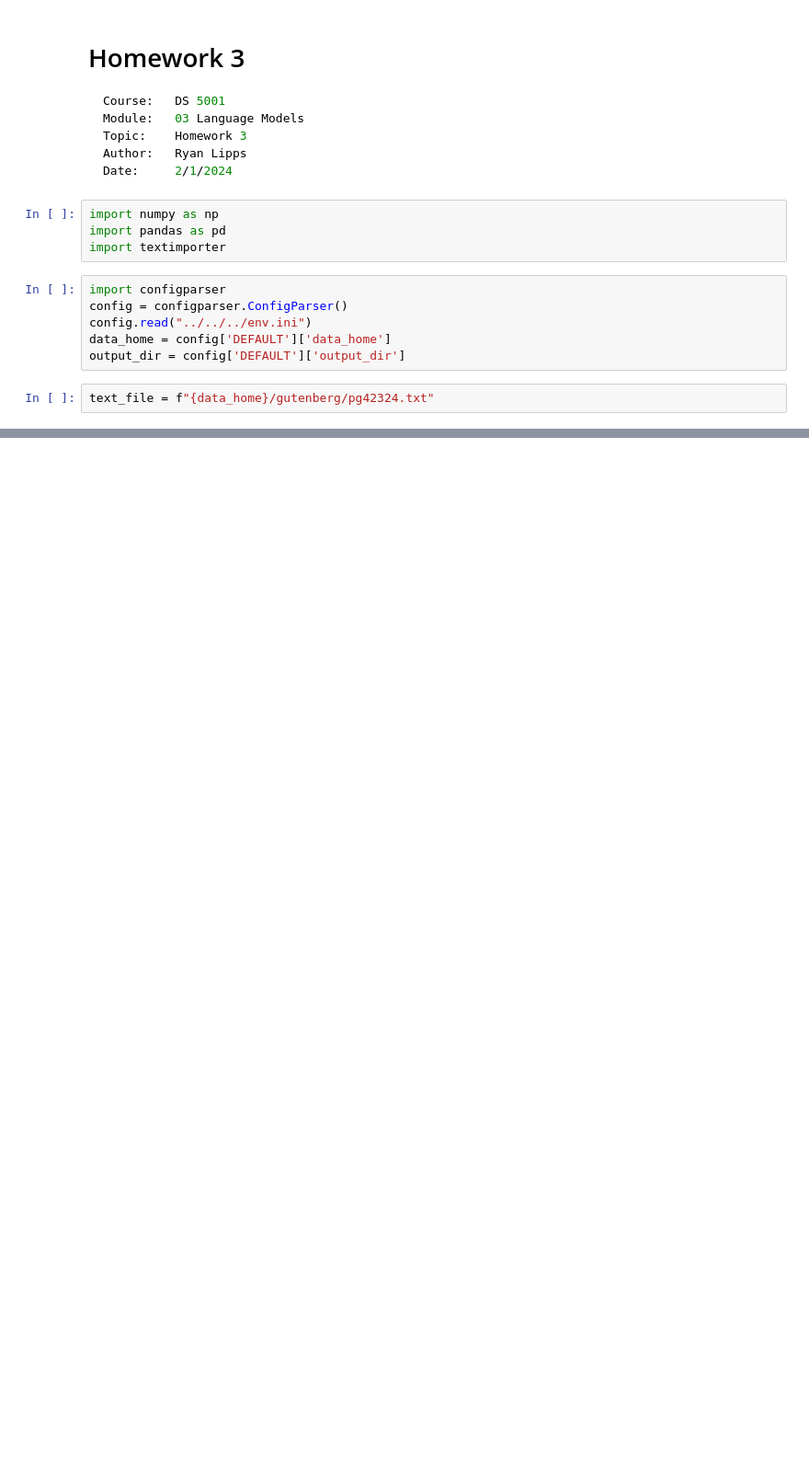
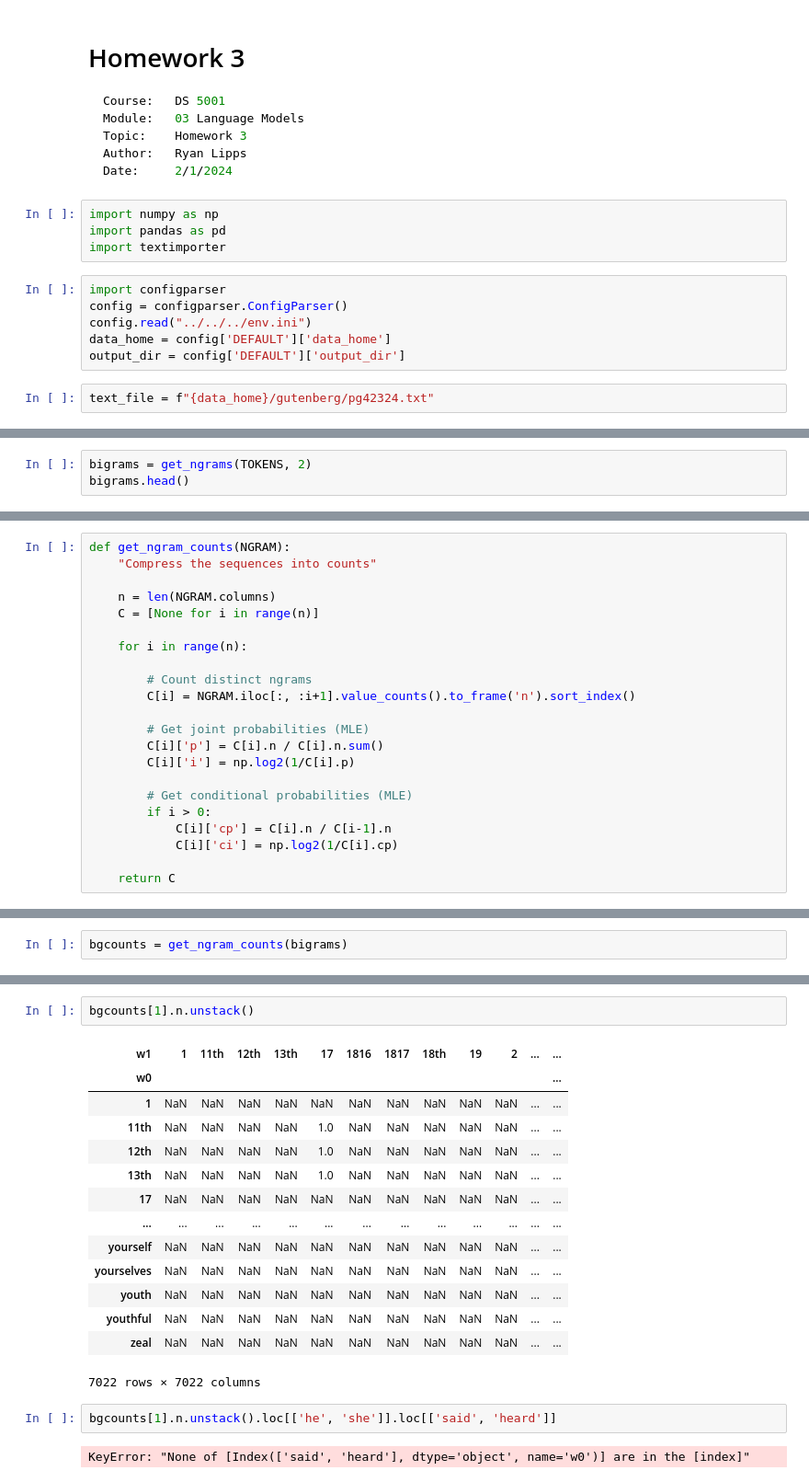
Before and after one commit to rlipps/DS5001-2024-01-R, a Jupyter notebook: lessons/M03_LanguageModels/M03_HW03.ipynb, the cells around one changed output, grey strips where cells are left out. Shown at 92% size. Saved outputs shown, nothing was run; the diff lists cells and outputs as text; blank space fills up the shorter version.

```diff
--- a/lessons/M03_LanguageModels/M03_HW03.ipynb
+++ b/lessons/M03_LanguageModels/M03_HW03.ipynb
@@ -69,0 +106,3 @@ TOKENS.head(30)
+# %%
+bigrams = get_ngrams(TOKENS, 2)
+bigrams.head()
@@ -69,0 +182,22 @@ TOKENS.head(30)
+# %%
+def get_ngram_counts(NGRAM):
+    "Compress the sequences into counts"
+
+    n = len(NGRAM.columns)
+    C = [None for i in range(n)]
+
+    for i in range(n):
+
+        # Count distinct ngrams
+        C[i] = NGRAM.iloc[:, :i+1].value_counts().to_frame('n').sort_index()
+
+        # Get joint probabilities (MLE)
+        C[i]['p'] = C[i].n / C[i].n.sum()
+        C[i]['i'] = np.log2(1/C[i].p)
+
+        # Get conditional probabilities (MLE)
+        if i > 0:
+            C[i]['cp'] = C[i].n / C[i-1].n
+            C[i]['ci'] = np.log2(1/C[i].cp)
+
+    return C
@@ -69,0 +311,2 @@ TOKENS.head(30)
+# %%
+bgcounts = get_ngram_counts(bigrams)
@@ -69,0 +346,21 @@ TOKENS.head(30)
+# %%
+bgcounts[1].n.unstack()
+# %% [output]
+| w1 | 1 | 11th | 12th | 13th | 17 | 1816 | 1817 | 18th | 19 | 2 | ... | ... |
+| w0 |  |  |  |  |  |  |  |  |  |  |  | ... |
+| 1 | NaN | NaN | NaN | NaN | NaN | NaN | NaN | NaN | NaN | NaN | ... | ... |
+| 11th | NaN | NaN | NaN | NaN | 1.0 | NaN | NaN | NaN | NaN | NaN | ... | ... |
+| 12th | NaN | NaN | NaN | NaN | 1.0 | NaN | NaN | NaN | NaN | NaN | ... | ... |
+| 13th | NaN | NaN | NaN | NaN | 1.0 | NaN | NaN | NaN | NaN | NaN | ... | ... |
+| 17 | NaN | NaN | NaN | NaN | NaN | NaN | NaN | NaN | NaN | NaN | ... | ... |
+| ... | ... | ... | ... | ... | ... | ... | ... | ... | ... | ... | ... | ... |
+| yourself | NaN | NaN | NaN | NaN | NaN | NaN | NaN | NaN | NaN | NaN | ... | ... |
+| yourselves | NaN | NaN | NaN | NaN | NaN | NaN | NaN | NaN | NaN | NaN | ... | ... |
+| youth | NaN | NaN | NaN | NaN | NaN | NaN | NaN | NaN | NaN | NaN | ... | ... |
+| youthful | NaN | NaN | NaN | NaN | NaN | NaN | NaN | NaN | NaN | NaN | ... | ... |
+| zeal | NaN | NaN | NaN | NaN | NaN | NaN | NaN | NaN | NaN | NaN | ... | ... |
+7022 rows × 7022 columns
+# %%
+bgcounts[1].n.unstack().loc[['he', 'she']].loc[['said', 'heard']]
+# %% [output]
+KeyError: "None of [Index(['said', 'heard'], dtype='object', name='w0')] are in the [index]"
```
Also changed, not shown: parts of 25 cells of this notebook.
